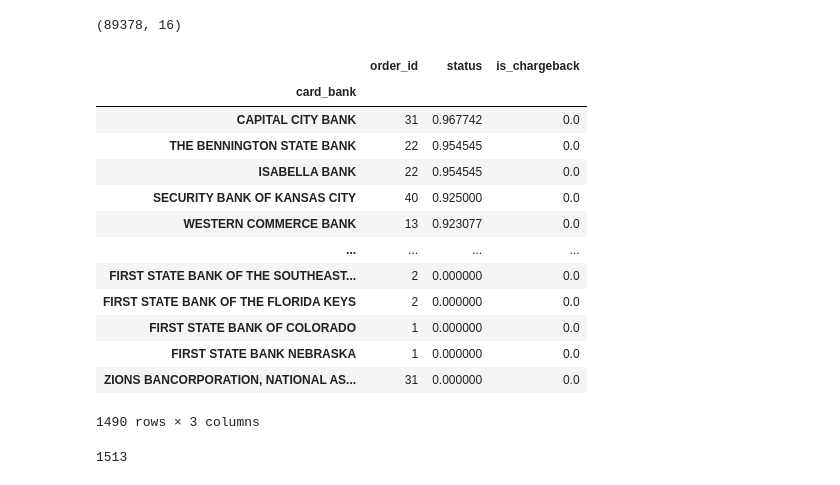
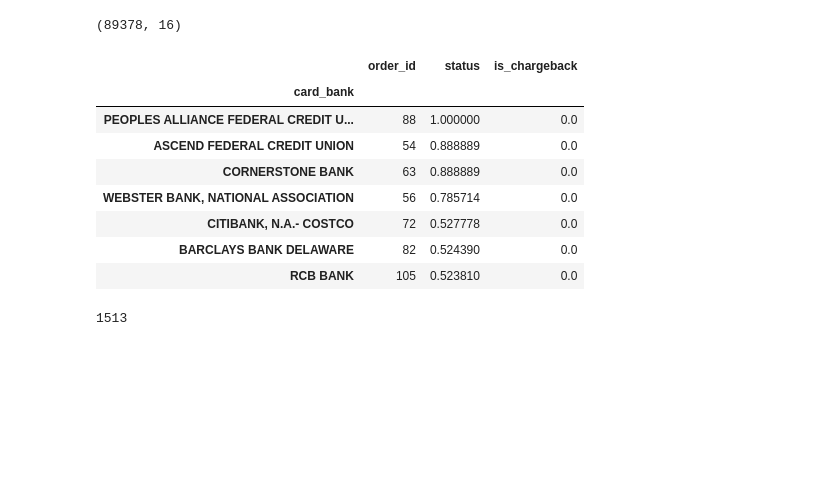
Before and after one commit to darynka-h/-transaction_eda, a Jupyter notebook: appflame_test/transaction_eda.ipynb, the cells around one changed output. Saved outputs shown, nothing was run; the diff lists cells and outputs as text; code cells hidden in the pictures; blank space fills up the shorter version.

```diff
--- a/appflame_test/transaction_eda.ipynb
+++ b/appflame_test/transaction_eda.ipynb
@@ -331,0 +389,35 @@ summary_by_produc_eu
+# %%
+products_eu = products_summary(europe_df)
+products_non_eu = products_summary(non_europe_df)
+
+fig, (ax1, ax2) = plt.subplots(2, 1, figsize=(18, 16), sharex=True)
+
+ax1.bar(products_eu['product_type_id'], products_eu['number_of_transactions'], color='steelblue')
+ax1.plot(products_eu['product_type_id'], products_eu['success_count'], color='red', marker='o', label='Successful Transactions')
+
+for i in range(len(products_eu)):
+    x = products_eu['product_type_id'].iloc[i]
+    y = products_eu['success_count'].iloc[i]
+    percent = products_eu['success_rate_percent'].iloc[i]
+    ax1.text(x, y + max(products_eu['number_of_transactions']) * 0.01, f'{percent:.1f}%', ha='center', va='bottom', fontsize=20, color='black')
+
+ax1.set_title('EU region: transactions and success сount by product (success rate %)')
+ax1.set_ylabel('Number of Transactions')
+ax1.legend(loc='upper right')
+
+ax2.bar(products_non_eu['product_type_id'], products_non_eu['number_of_transactions'], color='steelblue')
+ax2.plot(products_non_eu['product_type_id'], products_non_eu['success_count'], color='red', marker='o', label='Successful Transactions')
+
+for i in range(len(products_non_eu)):
+    x = products_non_eu['product_type_id'].iloc[i]
+    y = products_non_eu['success_count'].iloc[i]
+    percent = products_non_eu['success_rate_percent'].iloc[i]
+    ax2.text(x, y + max(products_non_eu['number_of_transactions']) * 0.01, f'{percent:.1f}%', ha='center', va='bottom', fontsize=20, color='black')
+
+ax2.set_title('Non-EU Region: transactions and success сount by product (success rate %)')
+ax2.set_ylabel('Number of Transactions')
+ax2.set_xlabel('Product Type ID')
+ax2.legend(loc='upper right')
+
+plt.tight_layout()
+plt.show()
@@ -540,32 +659,26 @@ popular_countries.shape
 # %%
 usa = df[df['card_country'] == 'USA']
 usa.shape
 
 usa_by_bank = usa.groupby('card_bank').agg({
     'order_id': 'count',
     'status': lambda x: (x == 'success').sum() / x.isin(['success', 'fail', 'verify']).sum(),
     'is_chargeback': 'mean'
 }).sort_values(by='status', ascending=False)
 
-# usa_by_bank = usa_by_bank[(usa_by_bank['order_id'] > 100) & (usa_by_bank['status'] < 3)]
-usa_by_bank = usa_by_bank[usa_by_bank['status'] < 1]
-# usa_by_bank = usa_by_bank[(usa_by_bank['order_id'] > 100) & (usa_by_bank['status'] > 0.5)]
+usa_by_bank = usa_by_bank[(usa_by_bank['order_id'] > 40) & (usa_by_bank['status'] > 0.5)]
+
 usa_by_bank
 # %% [output]
 |  | order_id | status | is_chargeback |
 | card_bank |  |  |  |
-| CAPITAL CITY BANK | 31 | 0.967742 | 0.0 |
-| THE BENNINGTON STATE BANK | 22 | 0.954545 | 0.0 |
-| ISABELLA BANK | 22 | 0.954545 | 0.0 |
-| SECURITY BANK OF KANSAS CITY | 40 | 0.925000 | 0.0 |
-| WESTERN COMMERCE BANK | 13 | 0.923077 | 0.0 |
-| ... | ... | ... | ... |
-| FIRST STATE BANK OF THE SOUTHEAST... | 2 | 0.000000 | 0.0 |
-| FIRST STATE BANK OF THE FLORIDA KEYS | 2 | 0.000000 | 0.0 |
-| FIRST STATE BANK OF COLORADO | 1 | 0.000000 | 0.0 |
-| FIRST STATE BANK NEBRASKA | 1 | 0.000000 | 0.0 |
-| ZIONS BANCORPORATION, NATIONAL AS... | 31 | 0.000000 | 0.0 |
+| PEOPLES ALLIANCE FEDERAL CREDIT U... | 88 | 1.000000 | 0.0 |
+| ASCEND FEDERAL CREDIT UNION | 54 | 0.888889 | 0.0 |
+| CORNERSTONE BANK | 63 | 0.888889 | 0.0 |
+| WEBSTER BANK, NATIONAL ASSOCIATION | 56 | 0.785714 | 0.0 |
+| CITIBANK, N.A.- COSTCO | 72 | 0.527778 | 0.0 |
+| BARCLAYS BANK DELAWARE | 82 | 0.524390 | 0.0 |
+| RCB BANK | 105 | 0.523810 | 0.0 |
-1490 rows × 3 columns
 # %%
 usa['card_bank'].nunique()
 # %% [output]
```
Also changed, not shown: parts of 48 cells of this notebook.
